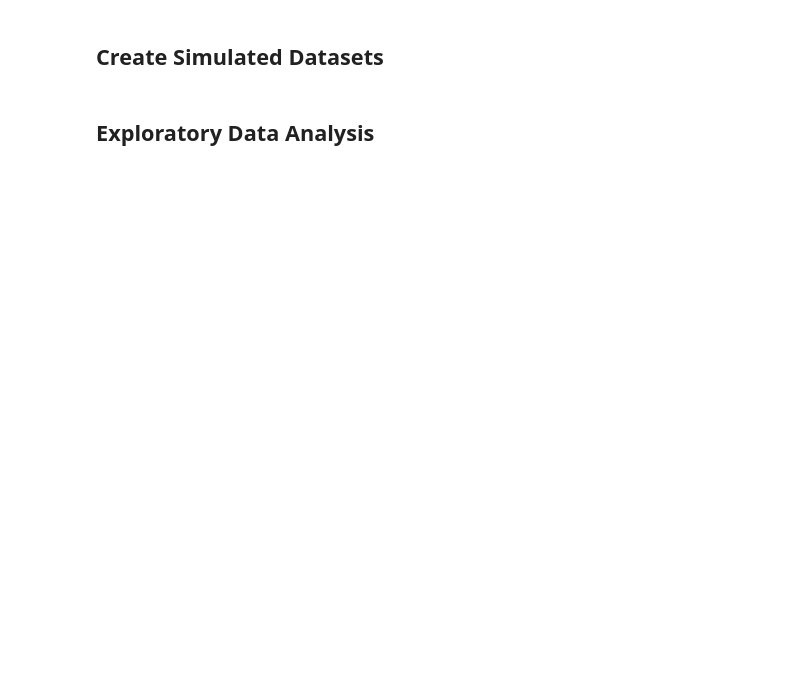
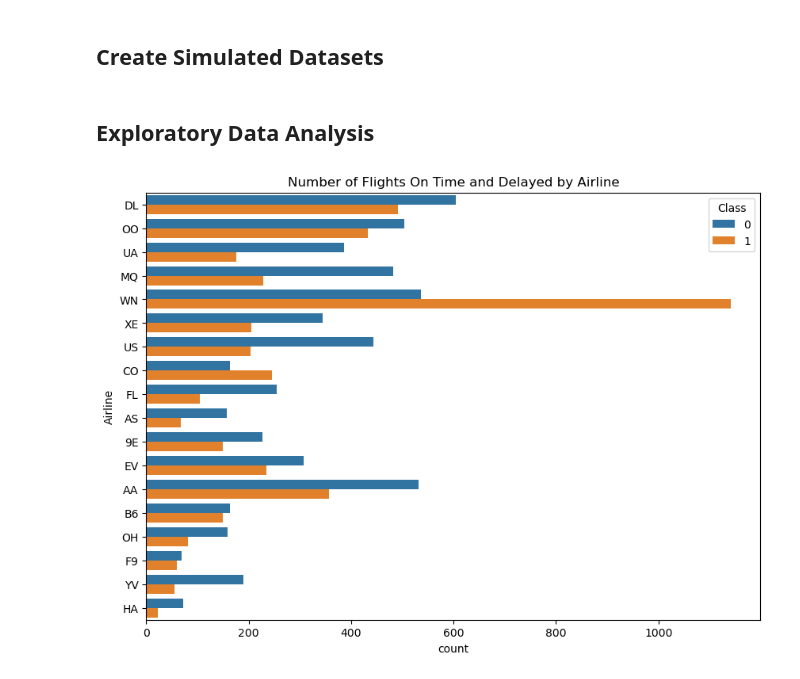
Before and after one commit to adityamittal03/ucdavis-projects, a Jupyter notebook: airlines-delay-prediction/01_data_and_eda.ipynb, the cells around one changed output. Cells and saved outputs as stored; diff of their text form; code cells hidden in the pictures; blank space fills up the shorter version.

```diff
--- a/airlines-delay-prediction/01_data_and_eda.ipynb
+++ b/airlines-delay-prediction/01_data_and_eda.ipynb
@@ -7,2 +12,25 @@ import pandas as pdimport numpy as npimport seaborn as snsfrom matplotlib import
 # %%
-df = pd.read_csv("datasets/airlines_delay.csv", sep=",")df.info()# label encode categorical variablesAirlineUnique = df.Airline.unique()AirportFromUnique = df.AirportFrom.unique()AirportToUnique = df.AirportTo.unique()Airlinelst = list(range(len(AirlineUnique)))df['NumAirline'] = df['Airline']df['NumAirline'].replace(AirlineUnique, Airlinelst, inplace=True)AirportFromlst = list(range(len(AirportFromUnique)))df['NumAirportFrom'] = df['AirportFrom']df['NumAirportFrom'].replace(AirportFromUnique, AirportFromlst, inplace=True)AirportTolst = list(range(len(AirportToUnique)))df['NumAirportTo'] = df['AirportTo']df['NumAirportTo'].replace(AirportToUnique, AirportTolst, inplace=True)# reduce dataset sizedf = df.sample(n=10000)X = df[['Length','NumAirline','NumAirportFrom','NumAirportTo','DayOfWeek']]y = df['Class']
+df = pd.read_csv("datasets/airlines_delay.csv", sep=",")
+df.info()
+# label encode categorical variables
+AirlineUnique = df.Airline.unique()
+AirportFromUnique = df.AirportFrom.unique()
+AirportToUnique = df.AirportTo.unique()
+
+Airlinelst = list(range(len(AirlineUnique)))
+df['NumAirline'] = df['Airline']
+df['NumAirline'].replace(AirlineUnique, Airlinelst, inplace=True)
+
+AirportFromlst = list(range(len(AirportFromUnique)))
+df['NumAirportFrom'] = df['AirportFrom']
+df['NumAirportFrom'].replace(AirportFromUnique, AirportFromlst, inplace=True)
+
+AirportTolst = list(range(len(AirportToUnique)))
+df['NumAirportTo'] = df['AirportTo']
+df['NumAirportTo'].replace(AirportToUnique, AirportTolst, inplace=True)
+
+# reduce dataset size
+df = df.sample(n=10000)
+
+X = df[['Length','NumAirline','NumAirportFrom','NumAirportTo','DayOfWeek']]
+y = df['Class']
@@ -17,3 +93,8 @@ flights_per_airline = df.groupby('Airline').agg({'Class':'count'})delays_by_airl
 # %%
-plt.figure(figsize=(10,7))sns.countplot(y='Airline', hue='Class', data=df)plt.title('Number of Flights On Time and Delayed by Airline')plt.show()
+plt.figure(figsize=(10,7))
+sns.countplot(y='Airline', hue='Class', data=df)
+plt.title('Number of Flights On Time and Delayed by Airline')
+plt.show()
+# %% [output]
+[figure, added]
 # %%
```
Also changed, not shown: parts of 8 cells of this notebook, 4 other files.
